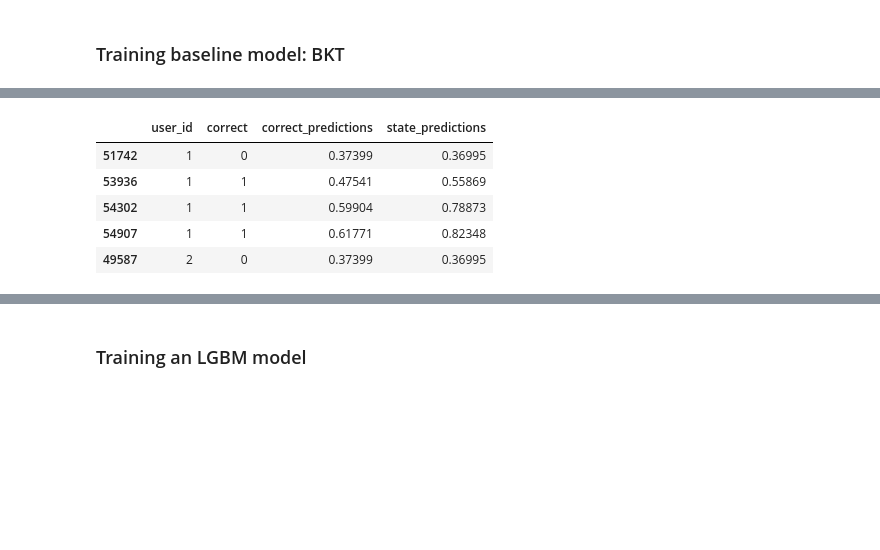
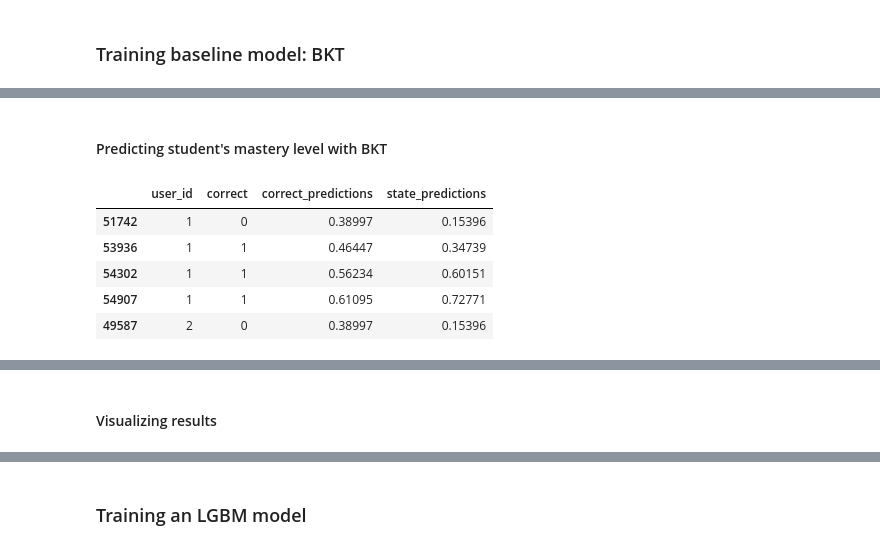
Before and after one commit to ewaMiazga/mlbdProject-2023, a Jupyter notebook: project/milestone-04/m4_calcularis_calcularis_crusaders.ipynb, the cells around one changed output, grey strips where cells are left out. Drawn from its saved outputs; the diff is of its cells as text; code cells hidden in the pictures; blank space fills up the shorter version.

```diff
--- a/project/milestone-04/m4_calcularis_calcularis_crusaders.ipynb
+++ b/project/milestone-04/m4_calcularis_calcularis_crusaders.ipynb
@@ -340,6 +351,6 @@ df_preds[df_preds['skill_name']=='Conversion'][['user_id', 'correct', 'correct_p
 # %%
 # Creating the second model with forgets=True and fitting it for all games
-model_forgets = Model(seed=0)
-model_forgets.fit(data=df_task_events, forgets=True)
-model_forgets.evaluate(data=df_task_events, metric='auc')
+bkt_2 = Model(seed=0)
+bkt_2.fit(data=df_task_events, forgets=True)
+bkt_2.evaluate(data=df_task_events, metric='auc')
 # %% [output]
@@ -363,14 +415,16 @@ model_forgets.params().head(10)
+# %% [markdown]
+#### Predicting student's mastery level with BKT
 # %%
 # Predicting mastery level for all users
-df_preds_forgets = model_forgets.predict(data=df_task_events)
+df_preds_forgets = bkt_2.predict(data=df_task_events)
 df_preds_forgets[df_preds_forgets['skill_name']=='Landing'][['user_id', 'correct', 'correct_predictions', 'state_predictions']].head()
 # %% [output]
 |  | user_id | correct | correct_predictions | state_predictions |
-| 51742 | 1 | 0 | 0.37399 | 0.36995 |
-| 53936 | 1 | 1 | 0.47541 | 0.55869 |
-| 54302 | 1 | 1 | 0.59904 | 0.78873 |
-| 54907 | 1 | 1 | 0.61771 | 0.82348 |
-| 49587 | 2 | 0 | 0.37399 | 0.36995 |
+| 51742 | 1 | 0 | 0.38997 | 0.15396 |
+| 53936 | 1 | 1 | 0.46447 | 0.34739 |
+| 54302 | 1 | 1 | 0.56234 | 0.60151 |
+| 54907 | 1 | 1 | 0.61095 | 0.72771 |
+| 49587 | 2 | 0 | 0.38997 | 0.15396 |
 # %%
 df_preds.head()
 # %% [output]
@@ -387,0 +437,2 @@ import matplotlib.pyplot as plt
+# %% [markdown]
+#### Visualizing results
```
Also changed, not shown: parts of 25 cells of this notebook.
